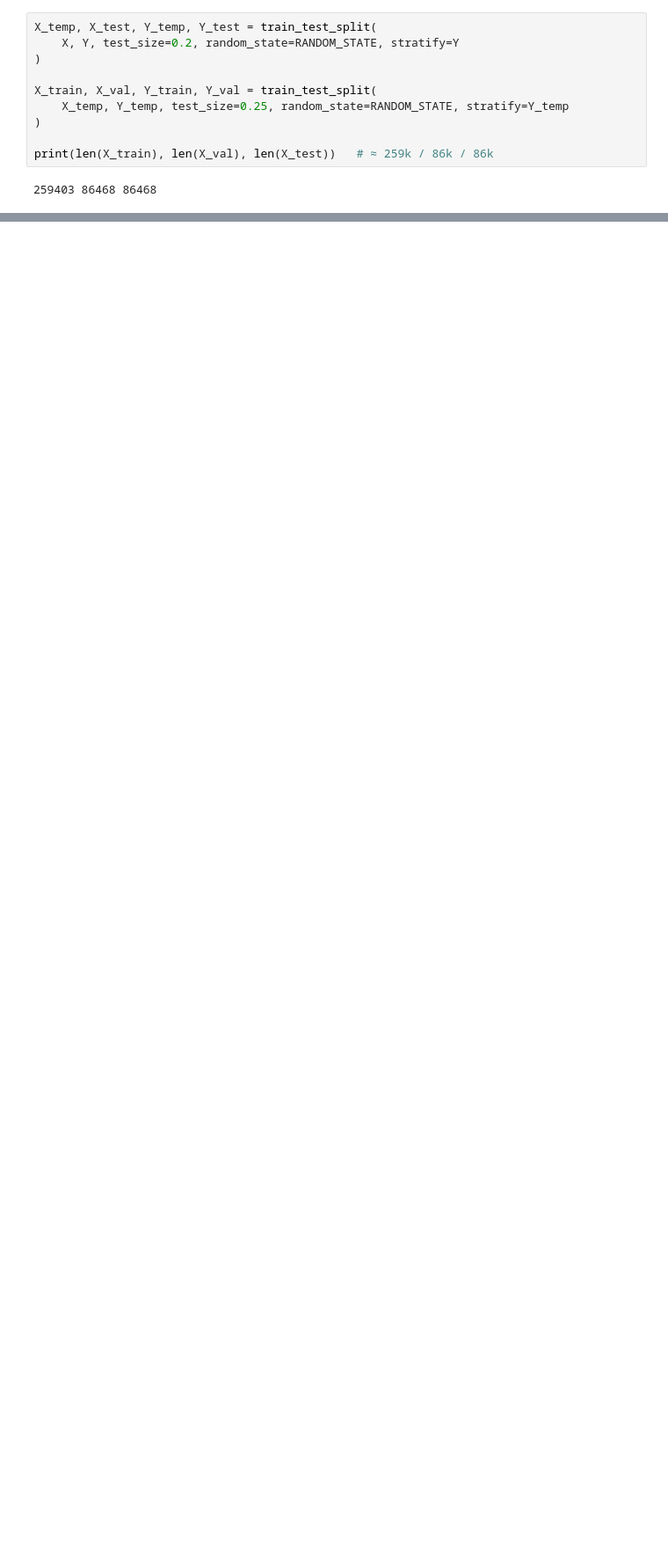
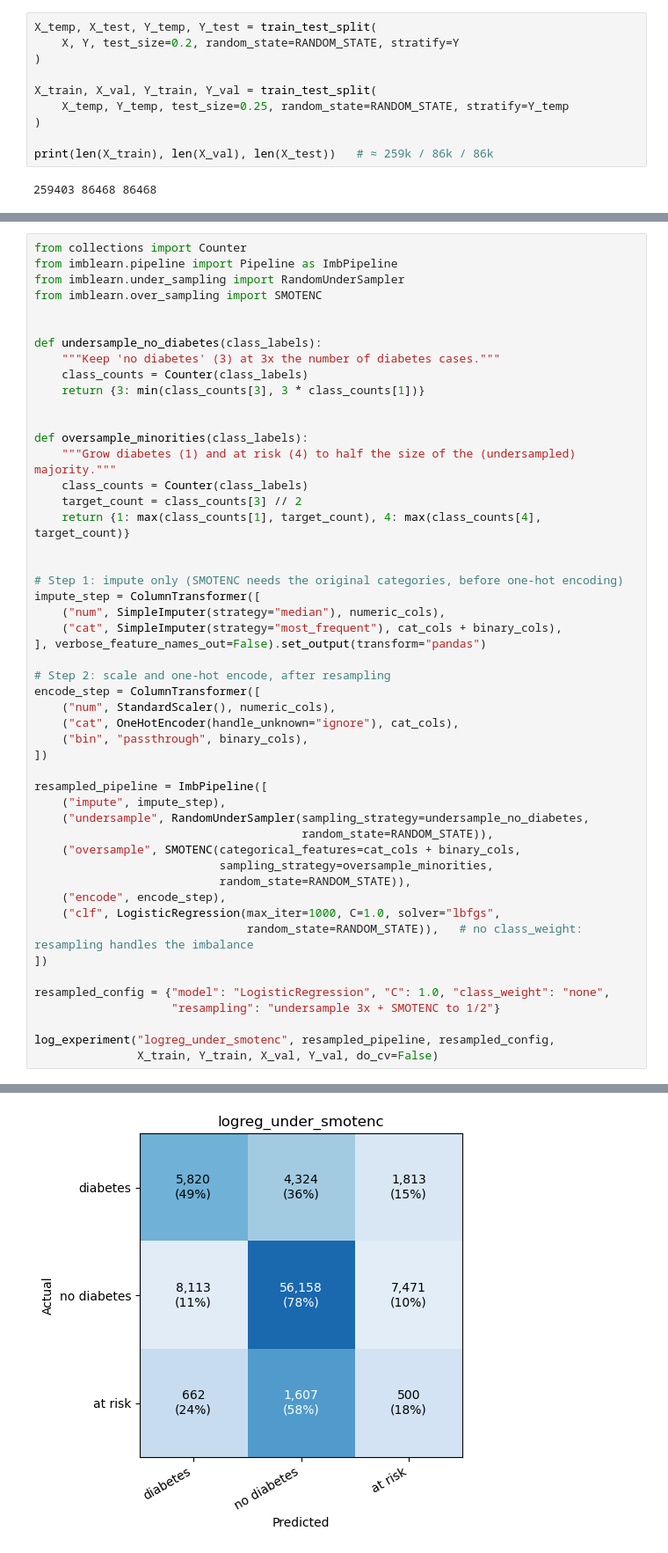
Before and after one commit to BodeMurairi2/diabete_screaning_tool, a Jupyter notebook: analysis.ipynb, the cells around one changed output, grey strips where cells are left out. Shown at 88% size. Cells and saved outputs as stored; diff of their text form; blank space fills up the shorter version.

```diff
--- a/analysis.ipynb
+++ b/analysis.ipynb
@@ -920,0 +1110,51 @@ Pipeline(steps=[('prep',
+# %%
+from collections import Counter
+from imblearn.pipeline import Pipeline as ImbPipeline
+from imblearn.under_sampling import RandomUnderSampler
+from imblearn.over_sampling import SMOTENC
+
+
+def undersample_no_diabetes(class_labels):
+    """Keep 'no diabetes' (3) at 3x the number of diabetes cases."""
+    class_counts = Counter(class_labels)
+    return {3: min(class_counts[3], 3 * class_counts[1])}
+
+
+def oversample_minorities(class_labels):
+    """Grow diabetes (1) and at risk (4) to half the size of the (undersampled) majority."""
+    class_counts = Counter(class_labels)
+    target_count = class_counts[3] // 2
+    return {1: max(class_counts[1], target_count), 4: max(class_counts[4], target_count)}
+
+
+# Step 1: impute only (SMOTENC needs the original categories, before one-hot encoding)
+impute_step = ColumnTransformer([
+    ("num", SimpleImputer(strategy="median"), numeric_cols),
+    ("cat", SimpleImputer(strategy="most_frequent"), cat_cols + binary_cols),
+], verbose_feature_names_out=False).set_output(transform="pandas")
+
+# Step 2: scale and one-hot encode, after resampling
+encode_step = ColumnTransformer([
+    ("num", StandardScaler(), numeric_cols),
+    ("cat", OneHotEncoder(handle_unknown="ignore"), cat_cols),
+    ("bin", "passthrough", binary_cols),
+])
+
+resampled_pipeline = ImbPipeline([
+    ("impute", impute_step),
+    ("undersample", RandomUnderSampler(sampling_strategy=undersample_no_diabetes,
+                                       random_state=RANDOM_STATE)),
+    ("oversample", SMOTENC(categorical_features=cat_cols + binary_cols,
+                           sampling_strategy=oversample_minorities,
+                           random_state=RANDOM_STATE)),
+    ("encode", encode_step),
+    ("clf", LogisticRegression(max_iter=1000, C=1.0, solver="lbfgs",
+                               random_state=RANDOM_STATE)),   # no class_weight: resampling handles the imbalance
+])
+
+resampled_config = {"model": "LogisticRegression", "C": 1.0, "class_weight": "none",
+                    "resampling": "undersample 3x + SMOTENC to 1/2"}
+
+log_experiment("logreg_under_smotenc", resampled_pipeline, resampled_config,
+               X_train, Y_train, X_val, Y_val, do_cv=False)
+# %% [output]
@@ -920,0 +1173 @@ Pipeline(steps=[('prep',
+[figure, added]
```
Also changed, not shown: parts of 43 cells of this notebook, 4 other files.
